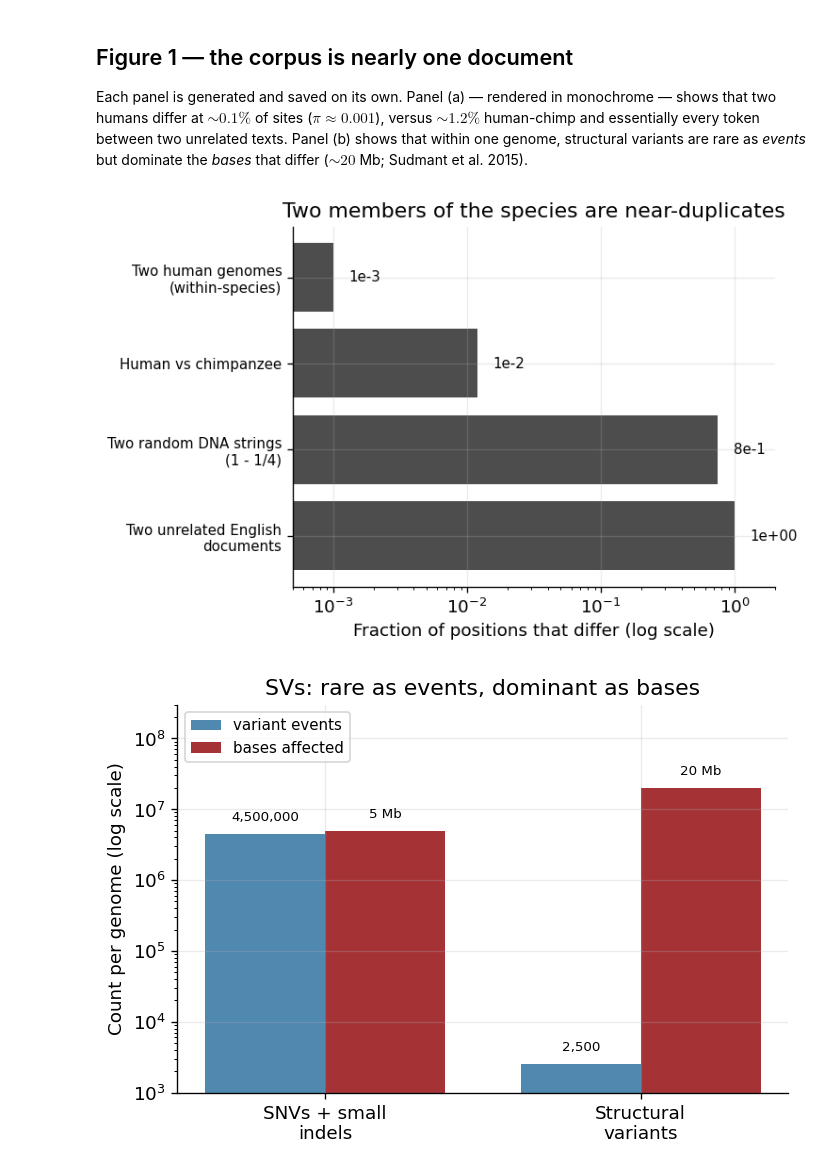
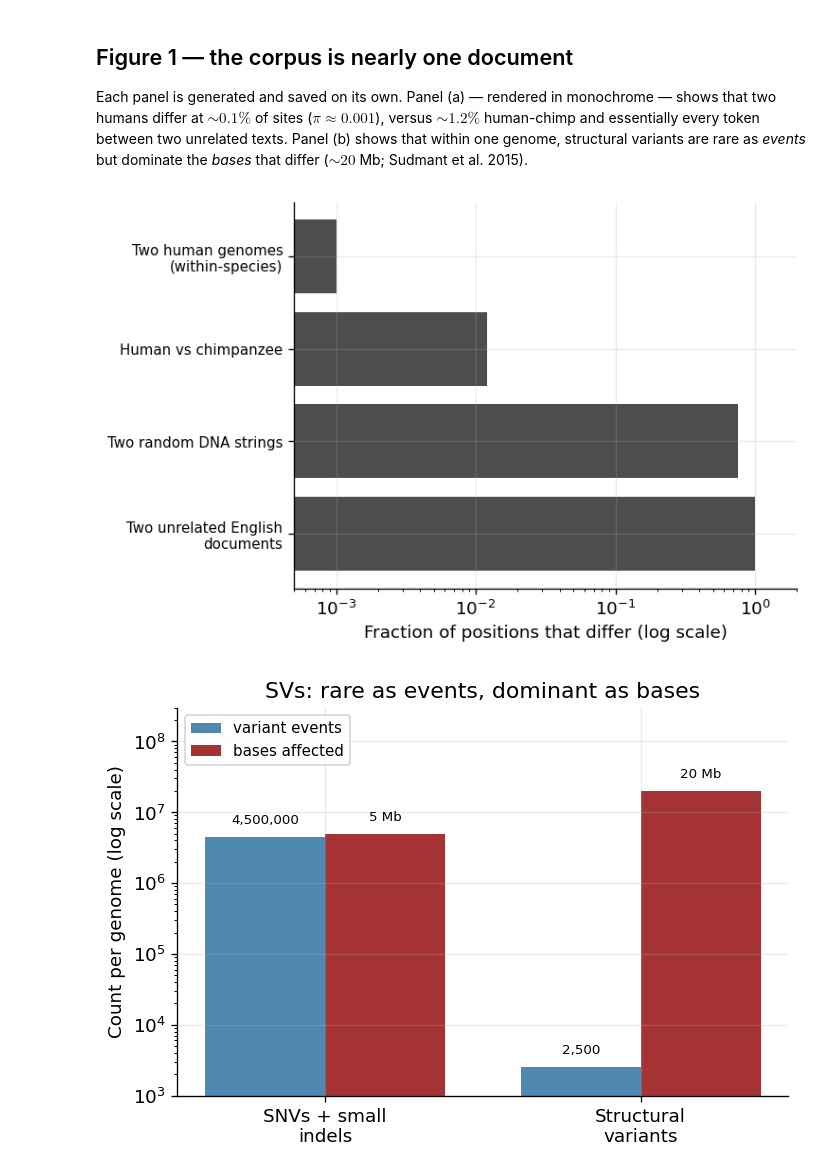
Before and after one commit to josephrich98/joseph_rich_blog, a Jupyter notebook: posts/genomics-vs-nlp/notebook.ipynb, the cells around one changed output. Cells and saved outputs as stored; diff of their text form; code cells hidden in the pictures.

```diff
--- a/posts/genomics-vs-nlp/notebook.ipynb
+++ b/posts/genomics-vs-nlp/notebook.ipynb
@@ -37,24 +39,24 @@ but dominate the *bases* that differ ($\sim 20$ Mb; Sudmant et al. 2015).
 # %%
 # Figure 1a — monochrome: two members of the species are near-duplicates
 items = [
     ("Two human genomes\n(within-species)", 1.0e-3),
     ("Human vs chimpanzee", 1.2e-2),
-    ("Two random DNA strings\n(1 - 1/4)", 0.75),
+    ("Two random DNA strings", 0.75),
     ("Two unrelated English\ndocuments", 1.0),
 ]
 labels = [i[0] for i in items]; fracs = np.array([i[1] for i in items])
 y = np.arange(len(items))[::-1]
 
 fig, ax = plt.subplots(figsize=(6.4, 4.2))
 ax.barh(y, fracs, color=GREY)
 ax.set_xscale("log"); ax.set_yticks(y); ax.set_yticklabels(labels, fontsize=9)
 ax.set_xlim(5e-4, 2.0); ax.set_xlabel("Fraction of positions that differ (log scale)")
-for yi, f in zip(y, fracs):
-    ax.text(f * 1.3, yi, f"{f:.0e}".replace("e-0", "e-"), va="center", ha="left", fontsize=9)
-ax.set_title("Two members of the species are near-duplicates")
+# for yi, f in zip(y, fracs):
+#     ax.text(f * 1.3, yi, f"{f:.0e}".replace("e-0", "e-"), va="center", ha="left", fontsize=9)
+# ax.set_title("Two members of the species are near-duplicates")
 fig.tight_layout(); fig.savefig(os.path.join(FIG, "corpus_redundancy_a.png")); plt.show()
 # %% [output]
-[figure, old version]
+[figure, new version]
 # %%
 # Figure 1b — SVs are rare as events but dominate the bases that differ
 classes = ["SNVs + small\nindels", "Structural\nvariants"]
```
Also changed, not shown: parts of 4 cells of this notebook, 11 other files.
